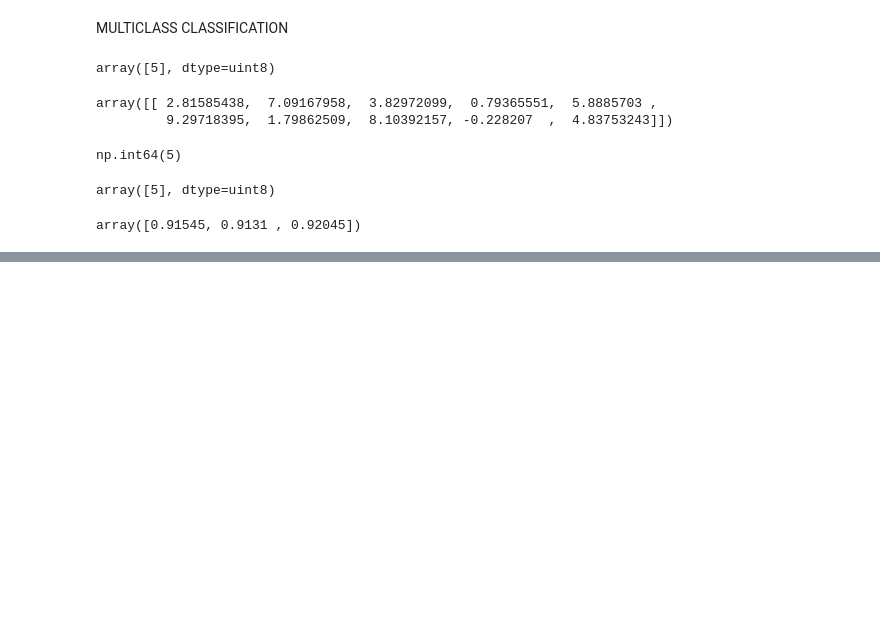
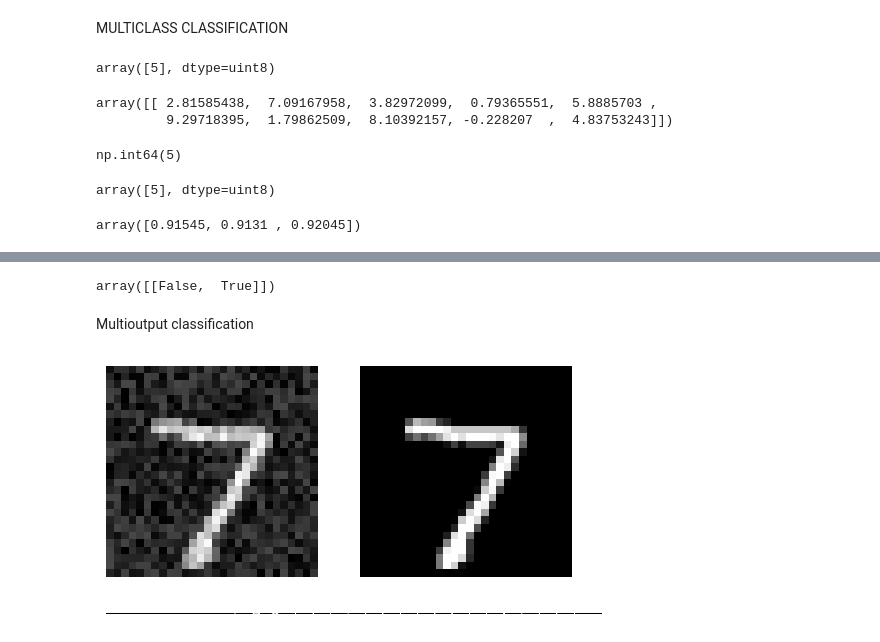
Before and after one commit to aman2909-creator/ml-MNIST-Classification, a Jupyter notebook: project2.ipynb, the cells around one changed output, grey strips where cells are left out. Drawn from its saved outputs; the diff is of its cells as text; code cells hidden in the pictures; blank space fills up the shorter version.

```diff
--- a/project2.ipynb
+++ b/project2.ipynb
@@ -381,0 +422,42 @@ array([0.91545, 0.9131 , 0.92045])
+# %%
+from sklearn.neighbors import KNeighborsClassifier
+
+y_train_large = (y_train >=7)
+y_train_odd = (y_train %2 ==1)
+y_multilabel = np.c_[y_train_large, y_train_odd]
+knn_clf = KNeighborsClassifier()
+knn_clf.fit(X_train, y_multilabel)
+knn_clf.predict([some_digit])
+# %% [output]
+array([[False,  True]])
+# %% [markdown]
+Multioutput classification
+# %%
+noise = np.random.randint(0, 100, (len(X_train), 784))
+X_train_mod = X_train + noise
+noise = np.random.randint(0, 100, (len(X_test), 784))
+X_test_mod = X_test + noise
+y_train_mod = X_train
+y_test_mod = X_test
+# %%
+def plot_digit(data):
+	# accepts a flat (784,) array or a (28,28) image
+	img = np.array(data)
+	if img.ndim == 1:
+		img = img.reshape(28, 28)
+	plt.imshow(img, cmap=mpl.cm.binary_r, interpolation="nearest")
+	plt.axis("off")
+
+some_index = 0
+plt.figure(figsize=(6, 3))
+plt.subplot(121); plot_digit(X_test_mod[some_index])
+plt.subplot(122); plot_digit(y_test_mod[some_index])
+plt.show()
+# %% [output]
+[figure, added]
+# %%
+knn_clf.fit(X_train_mod, y_train_mod)
+clean_digit = knn_clf.predict([X_test_mod[some_index]])
+plot_digit(clean_digit)
+# %% [output]
+[figure, added]
```
Also changed, not shown: parts of 7 cells of this notebook.
